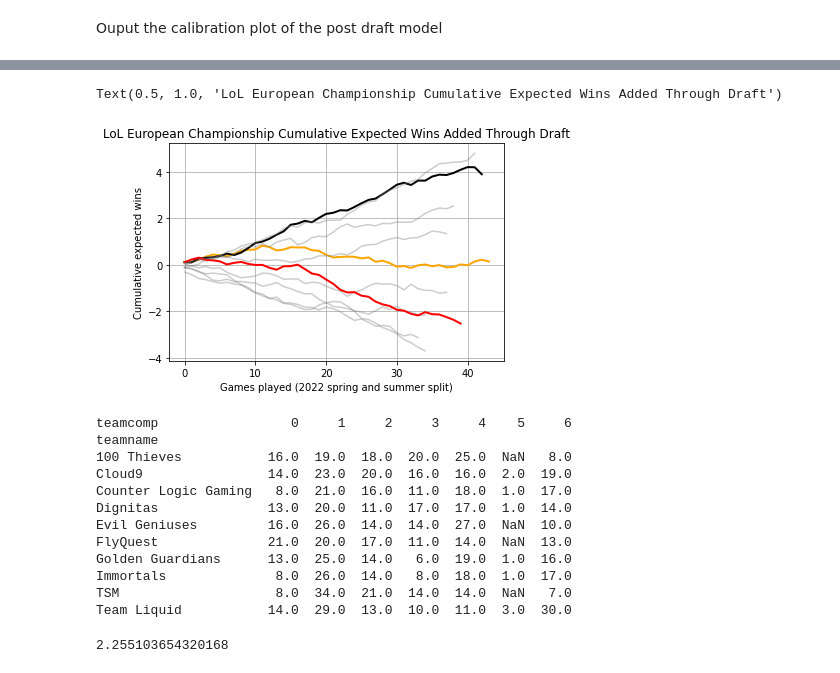
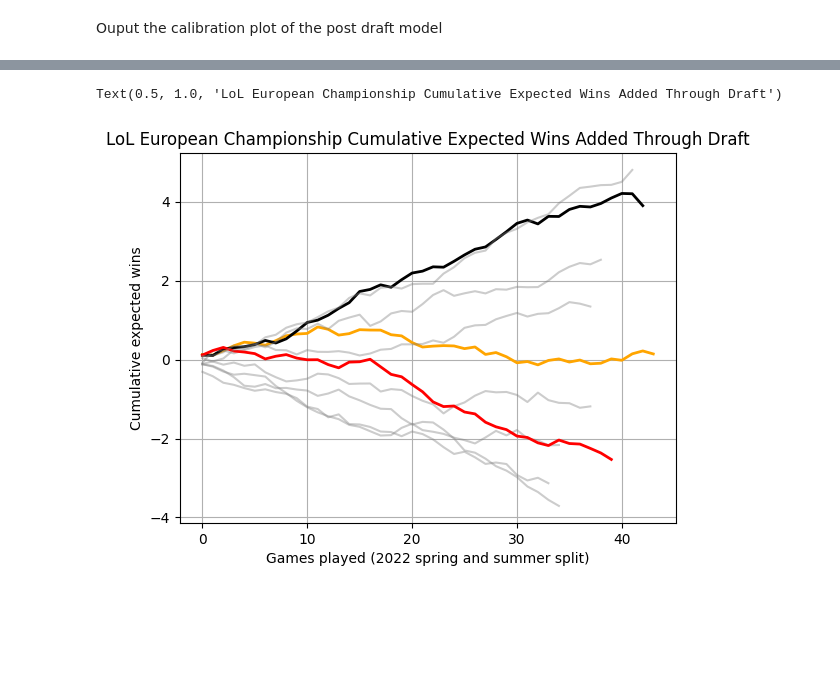
Before and after one commit to alexLez/lol-draft-analysis, a Jupyter notebook: draft_analysis.ipynb, the cells around one changed output, grey strips where cells are left out. Drawn from its saved outputs; the diff is of its cells as text; code cells hidden in the pictures; blank space fills up the shorter version.

```diff
--- a/draft_analysis.ipynb
+++ b/draft_analysis.ipynb
@@ -194,35 +130,7 @@ Output which teams in the LoL European Championship added the most expected wins
 # %%
-teams = {'G2 Esports' :'black', 'Fnatic':'orange', 'Misfits Gaming': 'red'}
-ax = util.plot_cumulative_expected_wins_added_by_draft(full_data, league='LEC', teams=teams)
-ax.set_title("LoL European Championship Cumulative Expected Wins Added Through Draft")
+teams = {'G2 Esports':'black', 'Fnatic':'orange', 'Misfits Gaming':'red'}
+ax = model_analysis.plot_cumulative_expected_wins_added_by_draft(full_data, league='LEC', teams=teams)
+ax.set_title("LoL European Championship Cumulative Expected Wins Added Through Draft");
 # %% [output]
 Text(0.5, 1.0, 'LoL European Championship Cumulative Expected Wins Added Through Draft')
-[figure, old version]
+[figure, new version]
-# %%
-recent_LCS_games = full_data.query("league == 'LCS' & date > '2021-01-01'").copy()
-
-new = recent_LCS_games.iloc[:, 14:63].idxmax(axis=1)
-comp = new.str.split("_v_").to_list()
-comp = [int(x[0].replace("team_comp", "")) for x in comp]
-recent_LCS_games['teamcomp'] = comp
-tc_games = recent_LCS_games.groupby("teamname", as_index=True)["teamcomp"].value_counts().to_frame("tc_count").reset_index()   #["teamcomp"].value_counts()
-team_games = tc_games.pivot(index="teamname", columns="teamcomp", values="tc_count")
-print(team_games.head(10))
-# %% [output]
-teamcomp                 0     1     2     3     4    5     6
-teamname
-100 Thieves           16.0  19.0  18.0  20.0  25.0  NaN   8.0
-Cloud9                14.0  23.0  20.0  16.0  16.0  2.0  19.0
-Counter Logic Gaming   8.0  21.0  16.0  11.0  18.0  1.0  17.0
-Dignitas              13.0  20.0  11.0  17.0  17.0  1.0  14.0
-Evil Geniuses         16.0  26.0  14.0  14.0  27.0  NaN  10.0
-FlyQuest              21.0  20.0  17.0  11.0  14.0  NaN  13.0
-Golden Guardians      13.0  25.0  14.0   6.0  19.0  1.0  16.0
-Immortals              8.0  26.0  14.0   8.0  18.0  1.0  17.0
-TSM                    8.0  34.0  21.0  14.0  14.0  NaN   7.0
-Team Liquid           14.0  29.0  13.0  10.0  11.0  3.0  30.0
-# %%
-# TL different from the mean
-(team_games[6]["Team Liquid"] - team_games[6].mean()) / team_games[6].std()
-# %% [output]
-2.255103654320168
```
Also changed, not shown: parts of 29 cells of this notebook, 6 other files.
